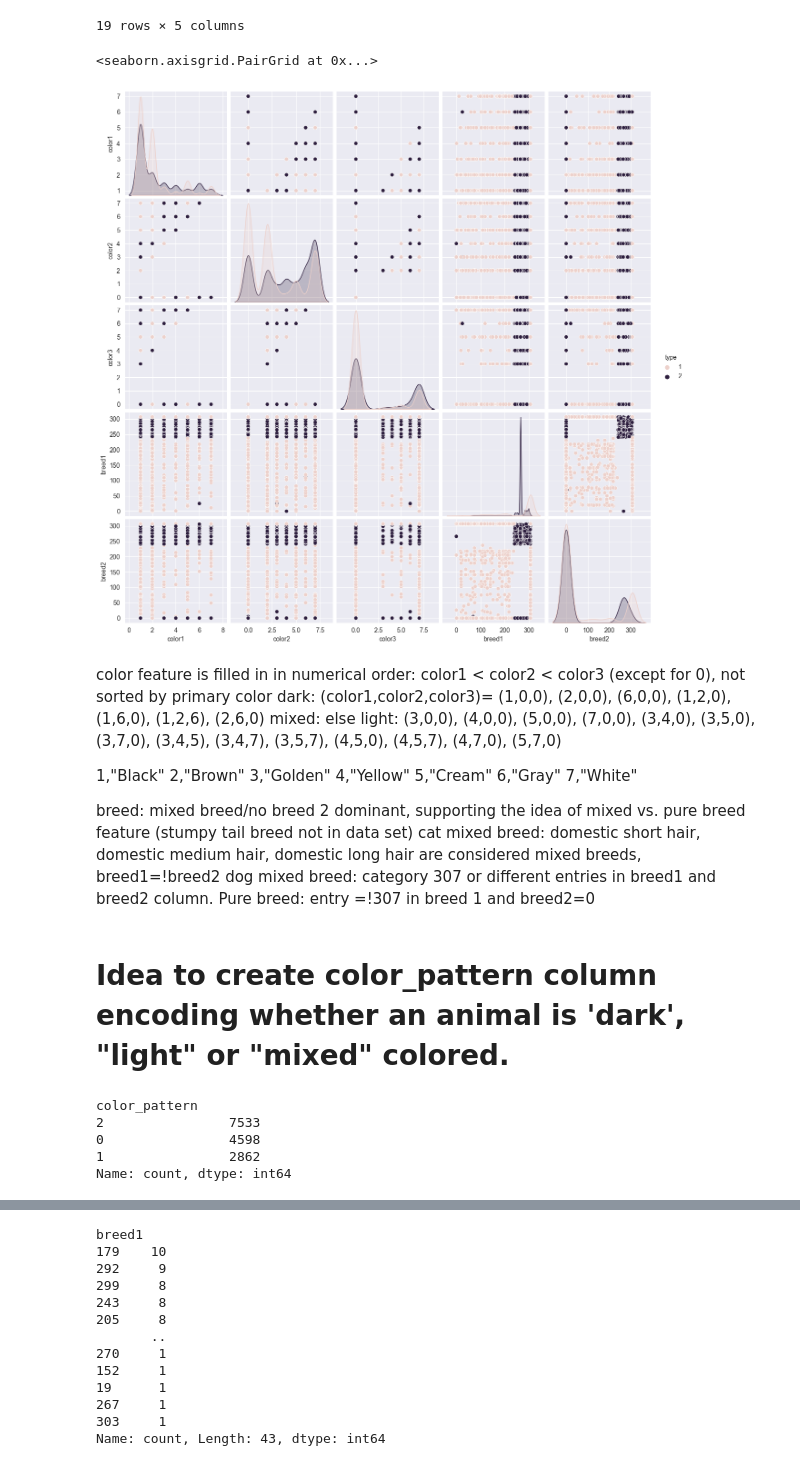
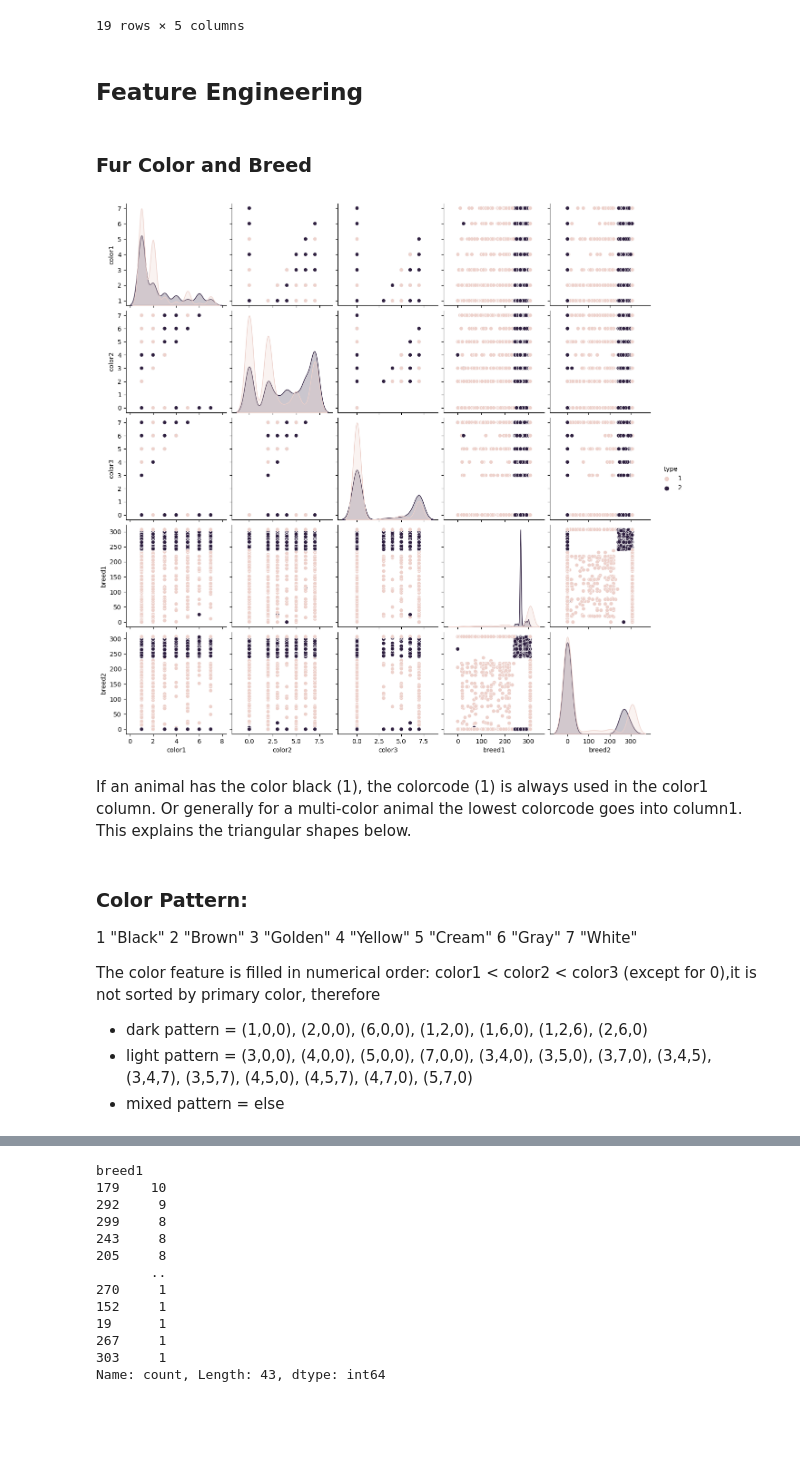
Before and after one commit to LanaCasselmann/ds_capstone_pet_adoptability, a Jupyter notebook: 01_EDA.ipynb, the cells around one changed output, grey strips where cells are left out. Drawn from its saved outputs; the diff is of its cells as text; code cells hidden in the pictures; blank space fills up the shorter version.

```diff
--- a/01_EDA.ipynb
+++ b/01_EDA.ipynb
@@ -137,31 +120,33 @@ pd.crosstab(df_dropped.quantity, df_dropped.adoptionspeed)#, normalize="index")
 | 18 | 0 | 0 | 0 | 0 | 1 |
 | 20 | 0 | 1 | 2 | 1 | 8 |
 19 rows × 5 columns
+# %% [markdown]
+## Feature Engineering
+# %% [markdown]
+### Fur Color and Breed
 # %%
 df_color_breed = df_dropped[["color1", "color2", "color3", "breed1", "breed2", "type"]]
-# %%
-sns.pairplot(df_color_breed, hue="type")
-# If an animal has the color black (1), the colorcode (1) is always used in the color1 column. Or generally for a multi-color animal the lowest colorcode goes into column1. This explains the triangular shapes below.
-# %% [output]
-<seaborn.axisgrid.PairGrid at 0x...>
-[figure, removed]
+# %%
+# look at the distribution of colors by breeds and types
+df_color_breed = df_dropped[["color1", "color2", "color3", "breed1", "breed2", "type"]]
+sns.pairplot(df_color_breed, hue="type");
+# %% [output]
+[figure, added]
+# %% [markdown]
+If an animal has the color black (1), the colorcode (1) is always used in the color1 column. Or generally for a multi-color animal the lowest colorcode goes into column1. This explains the triangular shapes below.
 # %% [markdown]
-color feature is filled in in numerical order: color1 < color2 < color3 (except for 0), not sorted by primary color
-dark: (color1,color2,color3)= (1,0,0), (2,0,0), (6,0,0), (1,2,0), (1,6,0), (1,2,6), (2,6,0)
-mixed: else
-light: (3,0,0), (4,0,0), (5,0,0), (7,0,0), (3,4,0), (3,5,0), (3,7,0), (3,4,5), (3,4,7), (3,5,7), (4,5,0), (4,5,7), (4,7,0), (5,7,0)
+### Color Pattern:
 
-1,"Black"
-2,"Brown"
-3,"Golden"
-4,"Yellow"
-5,"Cream"
-6,"Gray"
-7,"White"
+1 "Black"
+2 "Brown"
+3 "Golden"
+4 "Yellow"
+5 "Cream"
+6 "Gray"
+7 "White"
 
-breed: mixed breed/no breed 2 dominant, supporting the idea of mixed vs. pure breed feature (stumpy tail breed not in data set)
-cat mixed breed: domestic short hair, domestic medium hair, domestic long hair are considered mixed breeds, breed1=!breed2
-dog mixed breed: category 307 or different entries in breed1 and breed2 column. Pure breed: entry =!307 in breed 1 and breed2=0
+The color feature is filled in numerical order: color1 < color2 < color3 (except for 0),it is not sorted by primary color, therefore
+- dark pattern = (1,0,0), (2,0,0), (6,0,0), (1,2,0), (1,6,0), (1,2,6), (2,6,0)
+- light pattern = (3,0,0), (4,0,0), (5,0,0), (7,0,0), (3,4,0), (3,5,0), (3,7,0), (3,4,5), (3,4,7), (3,5,7), (4,5,0), (4,5,7), (4,7,0), (5,7,0)
+- mixed pattern = else
-# %% [markdown]
-# Idea to create color_pattern column encoding whether an animal is 'dark', "light" or "mixed" colored.
 # %%
@@ -175,11 +161,3 @@ for colorcode in (df_dropped.color1.astype(str) + df_dropped.color2.astype(str)
         patternlist.append(2) # 2 = mixed color pattern
 
 df_dropped["color_pattern"] = patternlist
-# %%
-df_dropped[["color_pattern"]].value_counts()
-# %% [output]
-color_pattern
-2                7533
-0                4598
-1                2862
-Name: count, dtype: int64
```
Also changed, not shown: parts of 124 cells of this notebook, 1 other file.
